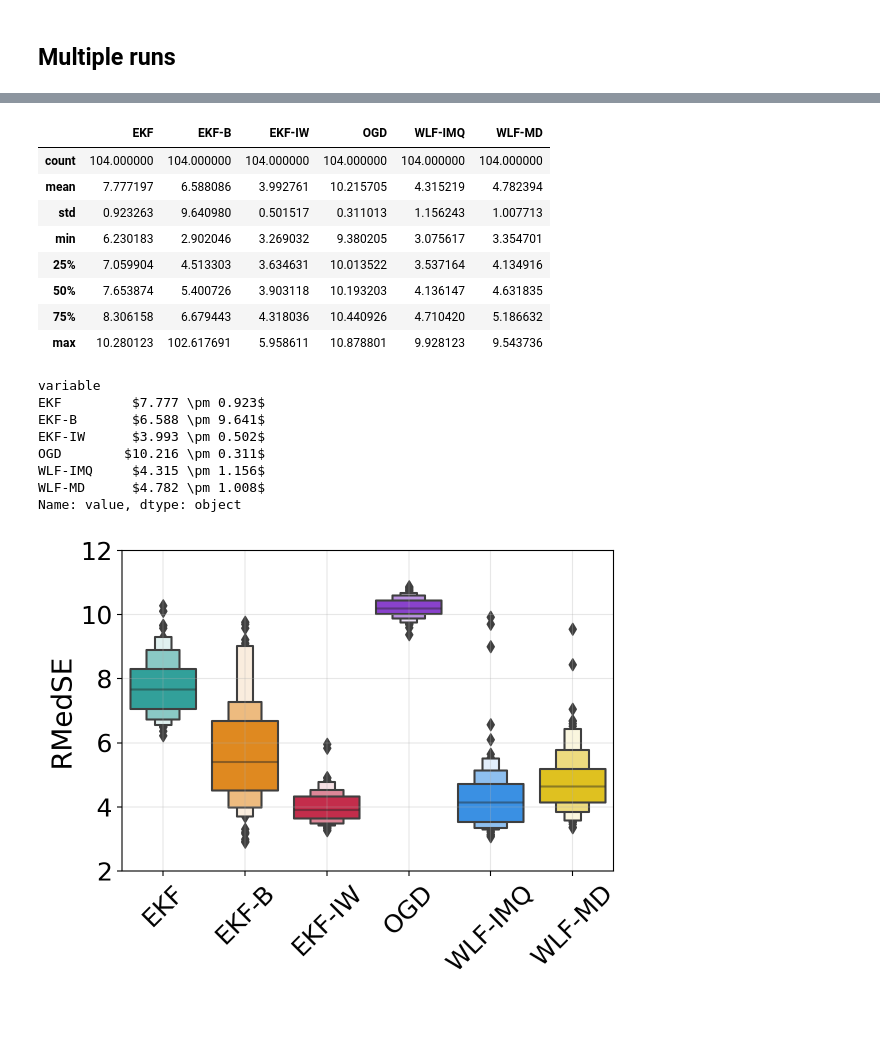
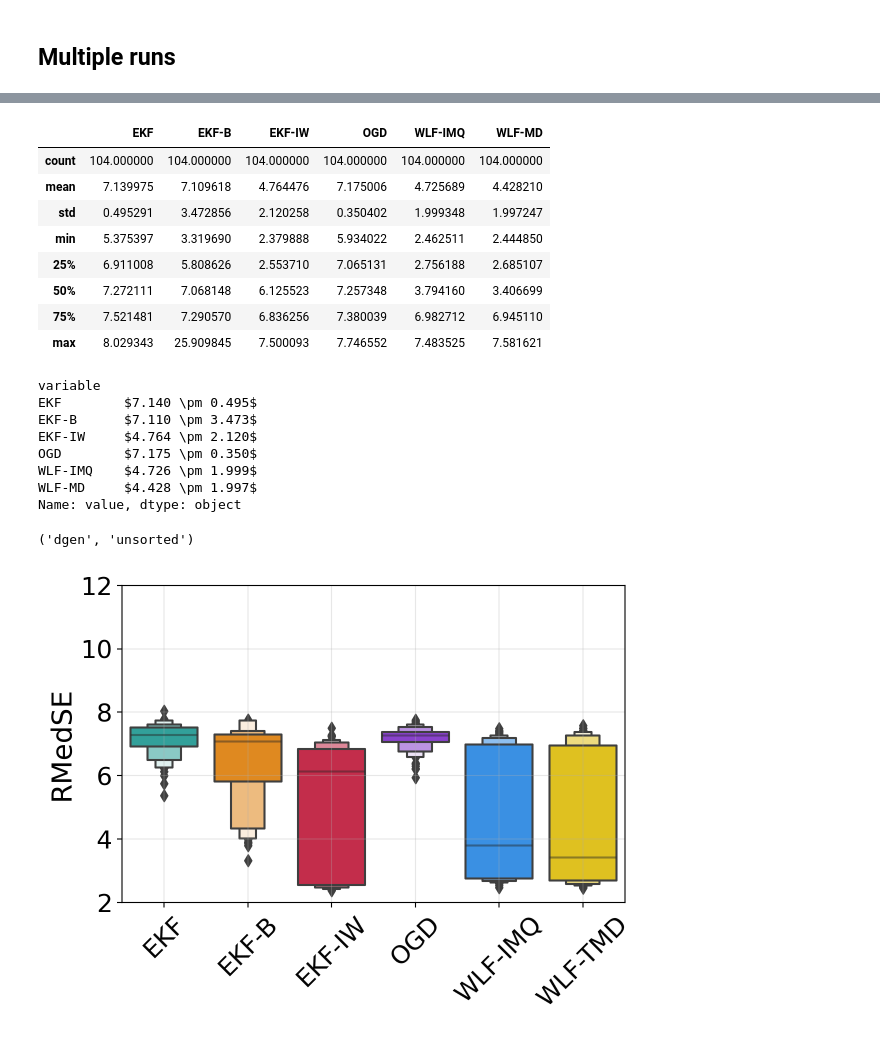
Before and after one commit to gerdm/weighted-likelihood-filter, a Jupyter notebook: experiments/online-mlp-training.ipynb, the cells around one changed output, grey strips where cells are left out. Saved outputs shown, nothing was run; the diff lists cells and outputs as text; code cells hidden in the pictures.

```diff
--- a/experiments/online-mlp-training.ipynb
+++ b/experiments/online-mlp-training.ipynb
@@ -73,8 +73,8 @@ xmin, xmax = -3, 3
 sigma_y = 3.0
 ycorrupted = 100
 
-is_sorted = True
-model_str = "mlp" # "mlp"
+is_sorted = False
+model_str = "dgen" # "mlp"
 
 is_sorted_str = "sorted" if is_sorted else "unsorted"
 x, y = sample_observations_grid(
@@ -205,7 +205,7 @@ Wall time: 392 ms
 # %%
 def filter_rkf(log_lr, noise_scaling):
     lr = np.exp(log_lr)
-    agent_rekf = rfilter.ExtendedRobustKalmanFilter(
+    agent_rekf = rfilter.ExtendedKalmanFilterInverseWishart(
         latent_fn, model.apply, dynamics_covariance=Q,
         prior_observation_covariance=observation_covariance * jnp.eye(1),
         noise_scaling=noise_scaling,
@@ -327,7 +326,7 @@ Wall time: 386 ms
 # %%
 def filter_mah_ekf(log_lr, threshold):
     lr = np.exp(log_lr)
-    agent_mekf = rfilter.ExtendedThresholdedKalmanFilter(
+    agent_mekf = rfilter.ExtendedKalmanFilterMD(
         latent_fn, model.apply,
         dynamics_covariance=Q,
         observation_covariance=observation_covariance * jnp.eye(1),
@@ -392,7 +389,7 @@ def filter_oekf(log_lr, alpha, beta):
     Outlier ekf
     """
     lr = np.exp(log_lr)
-    agent_wang2018 = rfilter.OutlierDetectionExtendedKalmanFilter(
+    agent_wang2018 = rfilter.ExtendedKalmanFilterBernoulli(
         latent_fn, model.apply,
         dynamics_covariance=Q,
         observation_covariance=observation_covariance * jnp.eye(1),
@@ -678,13 +672,13 @@ results_osa_df.describe()
 # %% [output]
 |  | EKF | EKF-B | EKF-IW | OGD | WLF-IMQ | WLF-MD |
 | count | 104.000000 | 104.000000 | 104.000000 | 104.000000 | 104.000000 | 104.000000 |
-| mean | 7.777197 | 6.588086 | 3.992761 | 10.215705 | 4.315219 | 4.782394 |
-| std | 0.923263 | 9.640980 | 0.501517 | 0.311013 | 1.156243 | 1.007713 |
-| min | 6.230183 | 2.902046 | 3.269032 | 9.380205 | 3.075617 | 3.354701 |
-| 25% | 7.059904 | 4.513303 | 3.634631 | 10.013522 | 3.537164 | 4.134916 |
-| 50% | 7.653874 | 5.400726 | 3.903118 | 10.193203 | 4.136147 | 4.631835 |
-| 75% | 8.306158 | 6.679443 | 4.318036 | 10.440926 | 4.710420 | 5.186632 |
-| max | 10.280123 | 102.617691 | 5.958611 | 10.878801 | 9.928123 | 9.543736 |
+| mean | 7.139975 | 7.109618 | 4.764476 | 7.175006 | 4.725689 | 4.428210 |
+| std | 0.495291 | 3.472856 | 2.120258 | 0.350402 | 1.999348 | 1.997247 |
+| min | 5.375397 | 3.319690 | 2.379888 | 5.934022 | 2.462511 | 2.444850 |
+| 25% | 6.911008 | 5.808626 | 2.553710 | 7.065131 | 2.756188 | 2.685107 |
+| 50% | 7.272111 | 7.068148 | 6.125523 | 7.257348 | 3.794160 | 3.406699 |
+| 75% | 7.521481 | 7.290570 | 6.836256 | 7.380039 | 6.982712 | 6.945110 |
+| max | 8.029343 | 25.909845 | 7.500093 | 7.746552 | 7.483525 | 7.581621 |
 # %%
 def format_entry(entry):
     entry = entry[entry < 1000]
@@ -700,32 +694,42 @@ res = results_osa_df.melt().groupby("variable")["value"].apply(format_entry)
 res
 # %% [output]
 variable
-EKF         $7.777 \pm 0.923$
-EKF-B       $6.588 \pm 9.641$
-EKF-IW      $3.993 \pm 0.502$
-OGD        $10.216 \pm 0.311$
-WLF-IMQ     $4.315 \pm 1.156$
-WLF-MD      $4.782 \pm 1.008$
+EKF        $7.140 \pm 0.495$
+EKF-B      $7.110 \pm 3.473$
+EKF-IW     $4.764 \pm 2.120$
+OGD        $7.175 \pm 0.350$
+WLF-IMQ    $4.726 \pm 1.999$
+WLF-MD     $4.428 \pm 1.997$
 Name: value, dtype: object
+# %%
+model_str, is_sorted_str
+# %% [output]
+('dgen', 'unsorted')
 # %%
-sns.boxenplot(
+p = sns.boxenplot(
     (
     results_osa_df
         .melt()
         # .query("value < 1000")
     )
     ,
     x="variable", y="value",
     palette=cmap
 )
+
 plt.grid(alpha=0.3)
 # plt.yscale("log")
 plt.xlabel("")
 plt.ylabel("RMedSE", fontsize=20)
-plt.xticks(rotation=45)
+
+loc, labels = plt.xticks()
+labels = [l.get_text().replace("-MD", "-TMD") for l in labels]
+plt.xticks(ticks=loc, labels=labels, rotation=45)
+
+
 plt.tight_layout()
 # plt.yscale("log")
 plt.ylim(bottom=2.0, top=12)
 plt.savefig(f"./figures/online-{model_str}-{is_sorted_str}-benchmark.png", dpi=300)
 # %% [output]
-[figure, old version]
+[figure, new version]
```
Also changed, not shown: parts of 15 cells of this notebook, 4 other files.
